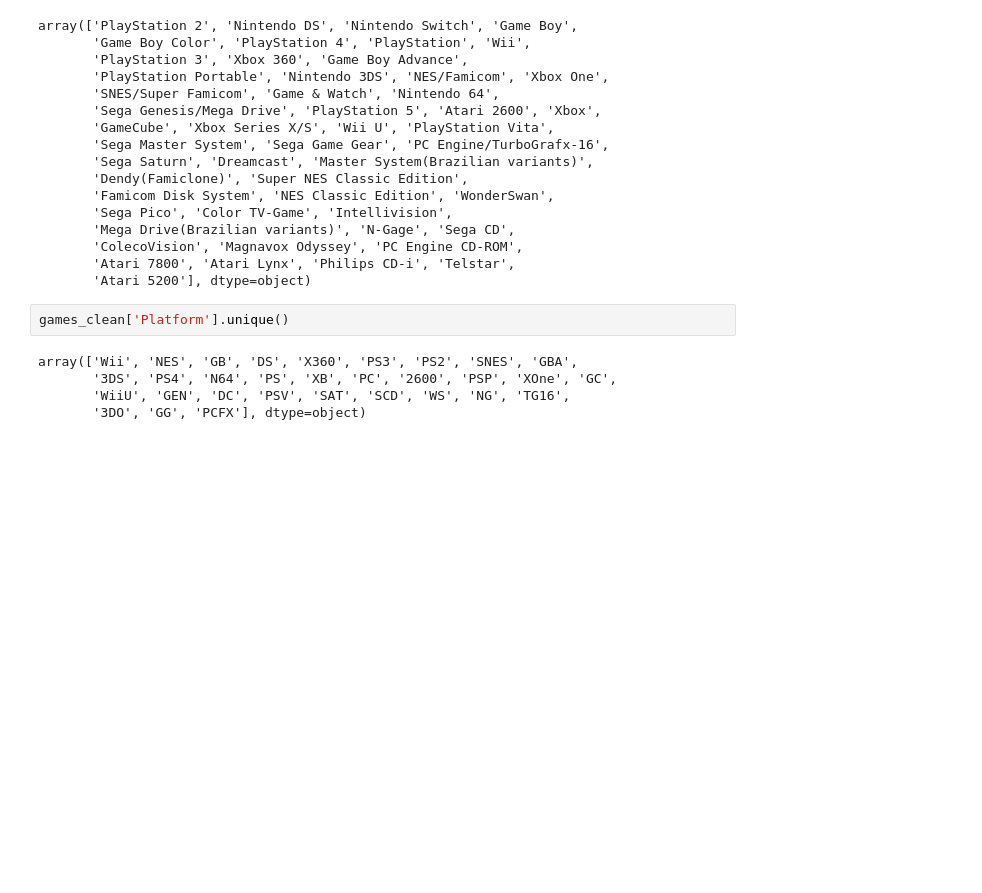
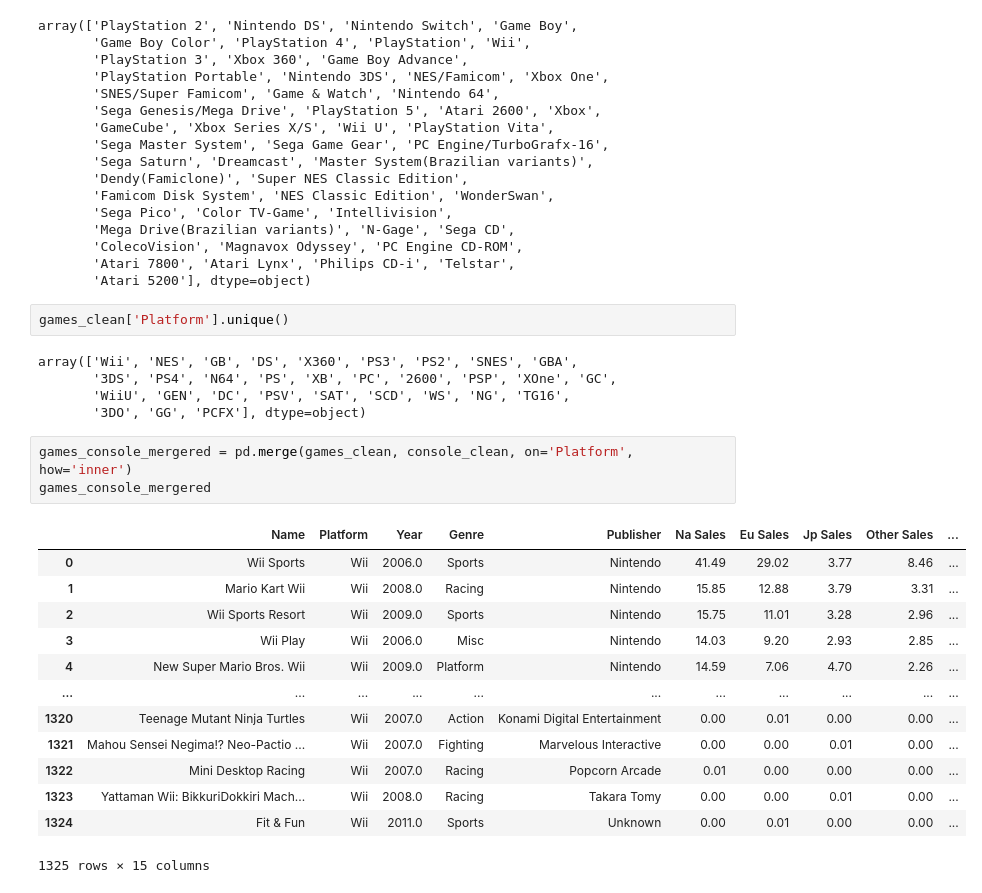
Before and after one commit to V-Pool/vg_sales, a Jupyter notebook: sales.ipynb, the cells around one changed output. Drawn from its saved outputs; the diff is of its cells as text; blank space fills up the shorter version.

Commit message:
merged but much smaller than expected, researching how to fix

```diff
--- a/sales.ipynb
+++ b/sales.ipynb
@@ -165,3 +165,20 @@ array(['Wii', 'NES', 'GB', 'DS', 'X360', 'PS3', 'PS2', 'SNES', 'GBA',
        '3DS', 'PS4', 'N64', 'PS', 'XB', 'PC', '2600', 'PSP', 'XOne', 'GC',
        'WiiU', 'GEN', 'DC', 'PSV', 'SAT', 'SCD', 'WS', 'NG', 'TG16',
        '3DO', 'GG', 'PCFX'], dtype=object)
+# %%
+games_console_mergered = pd.merge(games_clean, console_clean, on='Platform', how='inner')
+games_console_mergered
+# %% [output]
+|  | Name | Platform | Year | Genre | Publisher | Na Sales | Eu Sales | Jp Sales | Other Sales | ... |
+| 0 | Wii Sports | Wii | 2006.0 | Sports | Nintendo | 41.49 | 29.02 | 3.77 | 8.46 | ... |
+| 1 | Mario Kart Wii | Wii | 2008.0 | Racing | Nintendo | 15.85 | 12.88 | 3.79 | 3.31 | ... |
+| 2 | Wii Sports Resort | Wii | 2009.0 | Sports | Nintendo | 15.75 | 11.01 | 3.28 | 2.96 | ... |
+| 3 | Wii Play | Wii | 2006.0 | Misc | Nintendo | 14.03 | 9.20 | 2.93 | 2.85 | ... |
+| 4 | New Super Mario Bros. Wii | Wii | 2009.0 | Platform | Nintendo | 14.59 | 7.06 | 4.70 | 2.26 | ... |
+| ... | ... | ... | ... | ... | ... | ... | ... | ... | ... | ... |
+| 1320 | Teenage Mutant Ninja Turtles | Wii | 2007.0 | Action | Konami Digital Entertainment | 0.00 | 0.01 | 0.00 | 0.00 | ... |
+| 1321 | Mahou Sensei Negima!? Neo-Pactio ... | Wii | 2007.0 | Fighting | Marvelous Interactive | 0.00 | 0.00 | 0.01 | 0.00 | ... |
+| 1322 | Mini Desktop Racing | Wii | 2007.0 | Racing | Popcorn Arcade | 0.01 | 0.00 | 0.00 | 0.00 | ... |
+| 1323 | Yattaman Wii: BikkuriDokkiri Mach... | Wii | 2008.0 | Racing | Takara Tomy | 0.00 | 0.00 | 0.01 | 0.00 | ... |
+| 1324 | Fit & Fun | Wii | 2011.0 | Sports | Unknown | 0.00 | 0.01 | 0.00 | 0.00 | ... |
+1325 rows × 15 columns
```
